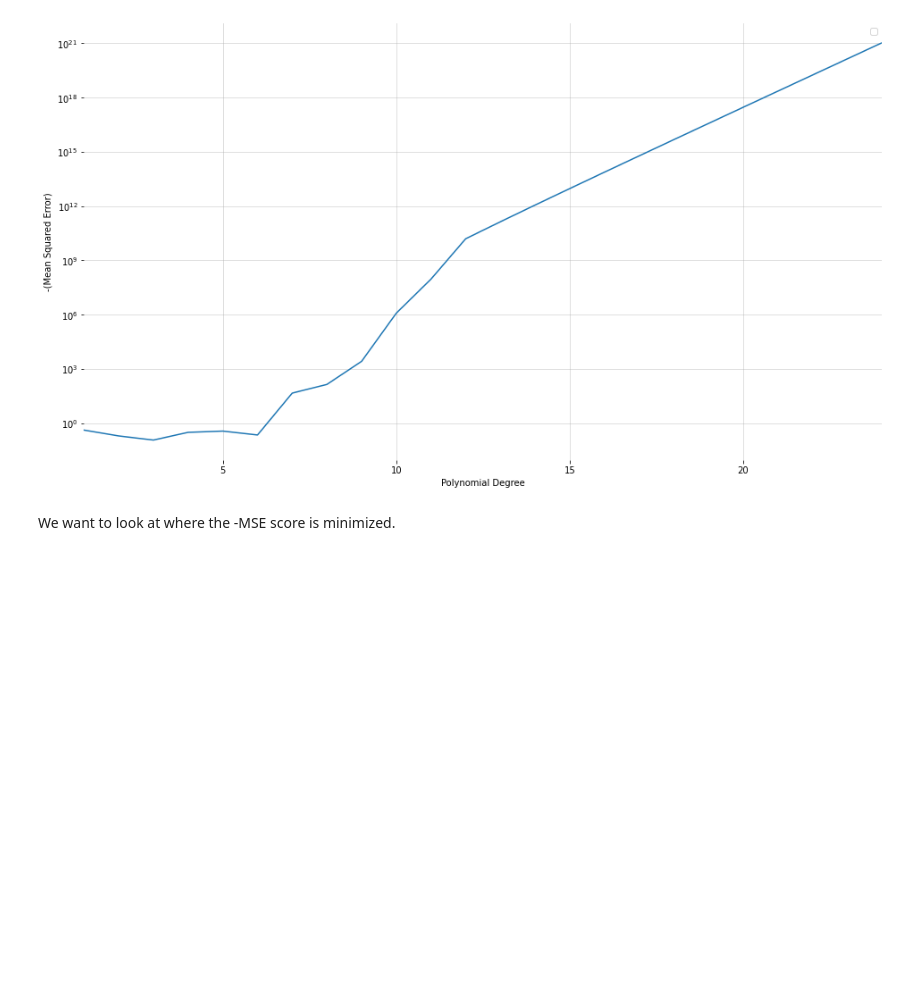
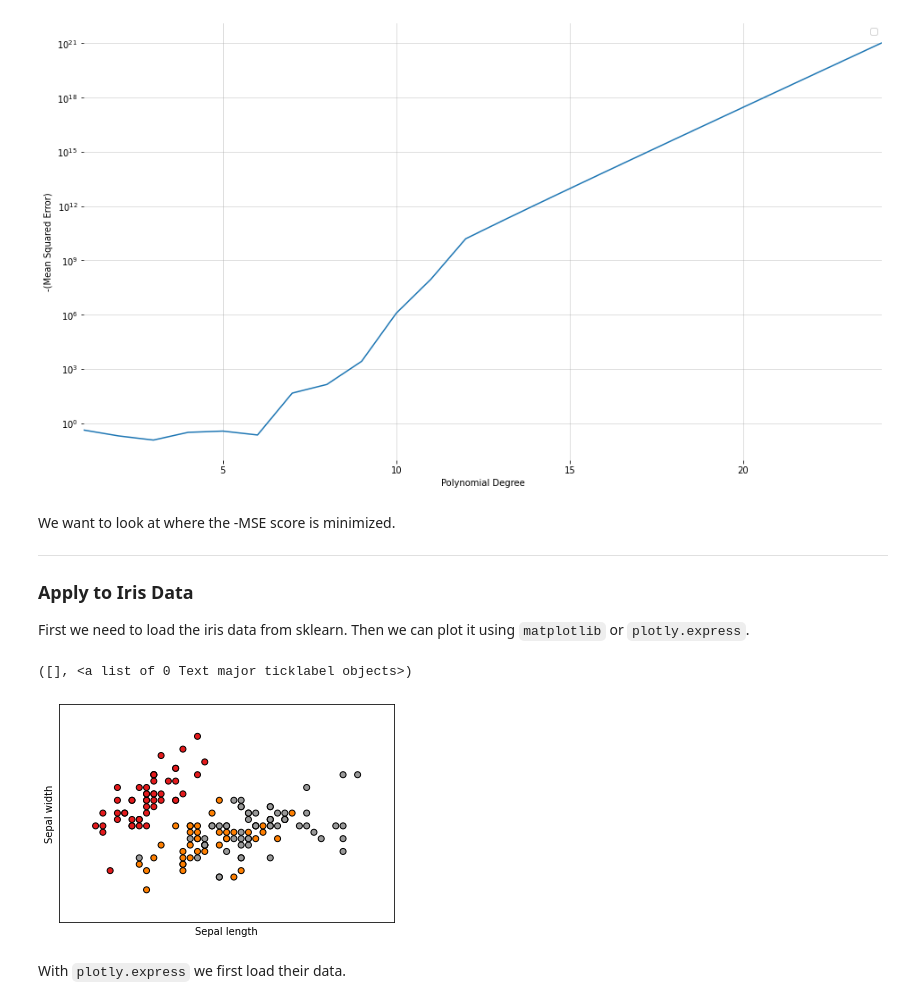
Before and after one commit to cmutnik/wiki_pages, a Jupyter notebook: bah/ML_AI/polynomial_regression_withCV.ipynb, the cells around one changed output. Cells and saved outputs as stored; diff of their text form; code cells hidden in the pictures; blank space fills up the shorter version.

Commit message:
iris data

```diff
--- a/bah/ML_AI/polynomial_regression_withCV.ipynb
+++ b/bah/ML_AI/polynomial_regression_withCV.ipynb
@@ -402,3 +402,32 @@ No handles with labels found to put in legend.
 [figure]
 # %% [markdown]
 We want to look at where the -MSE score is minimized.
+
+----
+### Apply to Iris Data
+First we need to load the iris data from sklearn.  Then we can plot it using `matplotlib` or `plotly.express`.
+# %%
+import matplotlib.pyplot as plt
+from sklearn import datasets
+iris = datasets.load_iris()
+X = iris.data[:, :2]  # we only take the first two features.
+y = iris.target
+# %%
+# Plot the training points
+plt.scatter(X[:, 0], X[:, 1], c=y, cmap=plt.cm.Set1,
+            edgecolor='k')
+plt.xlabel('Sepal length')
+plt.ylabel('Sepal width')
+
+x_min, x_max = X[:, 0].min() - .5, X[:, 0].max() + .5
+y_min, y_max = X[:, 1].min() - .5, X[:, 1].max() + .5
+
+plt.xlim(x_min, x_max)
+plt.ylim(y_min, y_max)
+plt.xticks(())
+plt.yticks(())
+# %% [output]
+([], <a list of 0 Text major ticklabel objects>)
+[figure, added]
+# %% [markdown]
+With `plotly.express` we first load their data.
```
Also changed, not shown: parts of 5 cells of this notebook.
